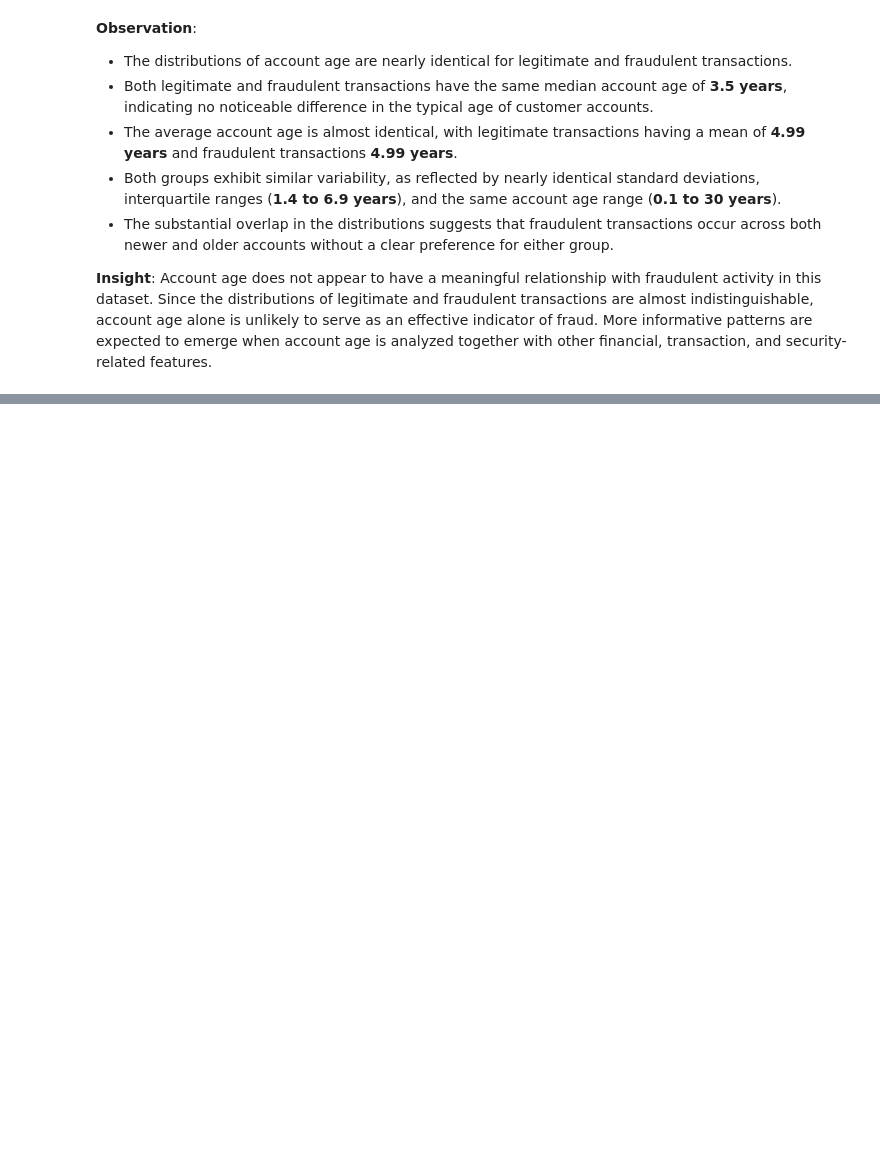
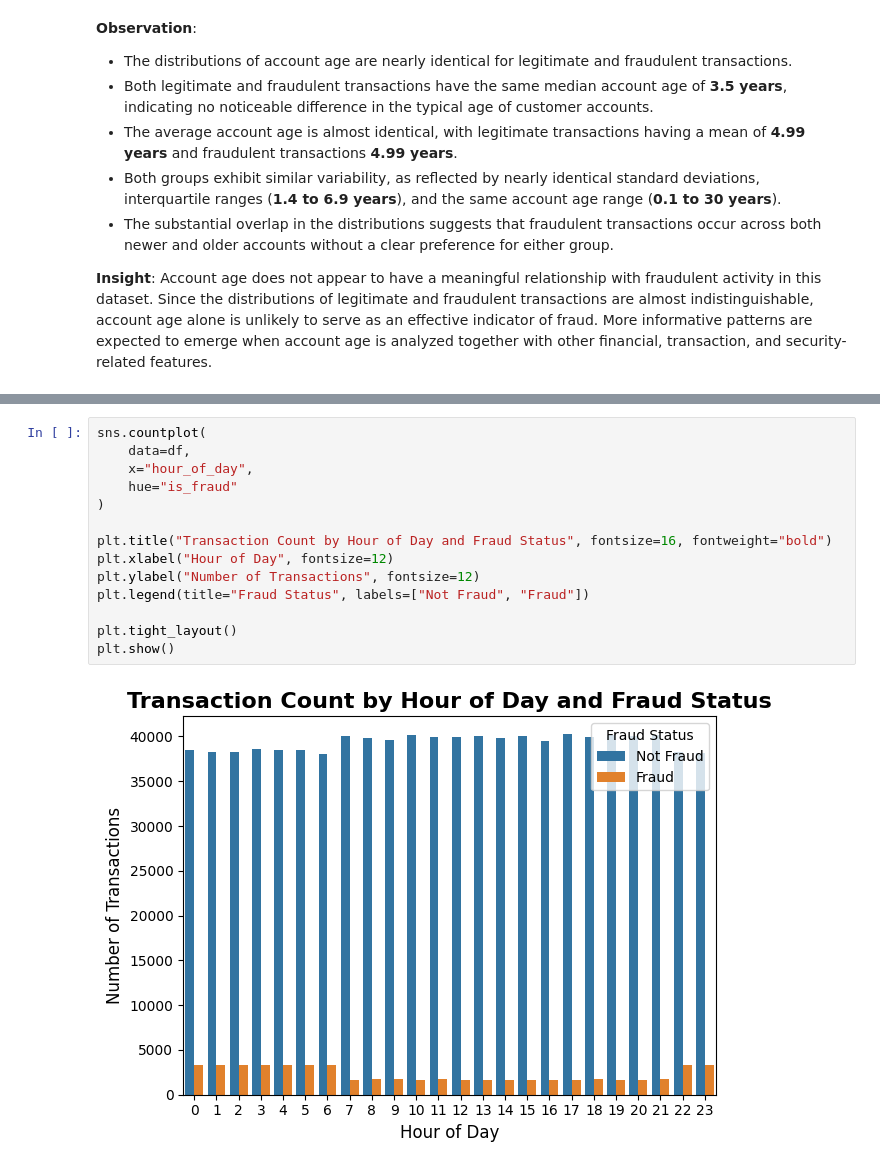
Before and after one commit to abhi-saurav-saroya/bank-fraud-eda, a Jupyter notebook: notebooks/02_exploratory_data_analysis.ipynb, the cells around one changed output, grey strips where cells are left out. Cells and saved outputs as stored; diff of their text form; blank space fills up the shorter version.

Commit message:
feat(eda/bivariate-analysis): add Transaction Hour vs Fraud analysis under Transaction Behaviour by Fraud Status

```diff
--- a/notebooks/02_exploratory_data_analysis.ipynb
+++ b/notebooks/02_exploratory_data_analysis.ipynb
@@ -1677,0 +1691,16 @@ plt.show()
+# %%
+sns.countplot(
+    data=df,
+    x="hour_of_day",
+    hue="is_fraud"
+)
+
+plt.title("Transaction Count by Hour of Day and Fraud Status", fontsize=16, fontweight="bold")
+plt.xlabel("Hour of Day", fontsize=12)
+plt.ylabel("Number of Transactions", fontsize=12)
+plt.legend(title="Fraud Status", labels=["Not Fraud", "Fraud"])
+
+plt.tight_layout()
+plt.show()
+# %% [output]
+[figure, added]
```
Also changed, not shown: parts of 5 cells of this notebook.
